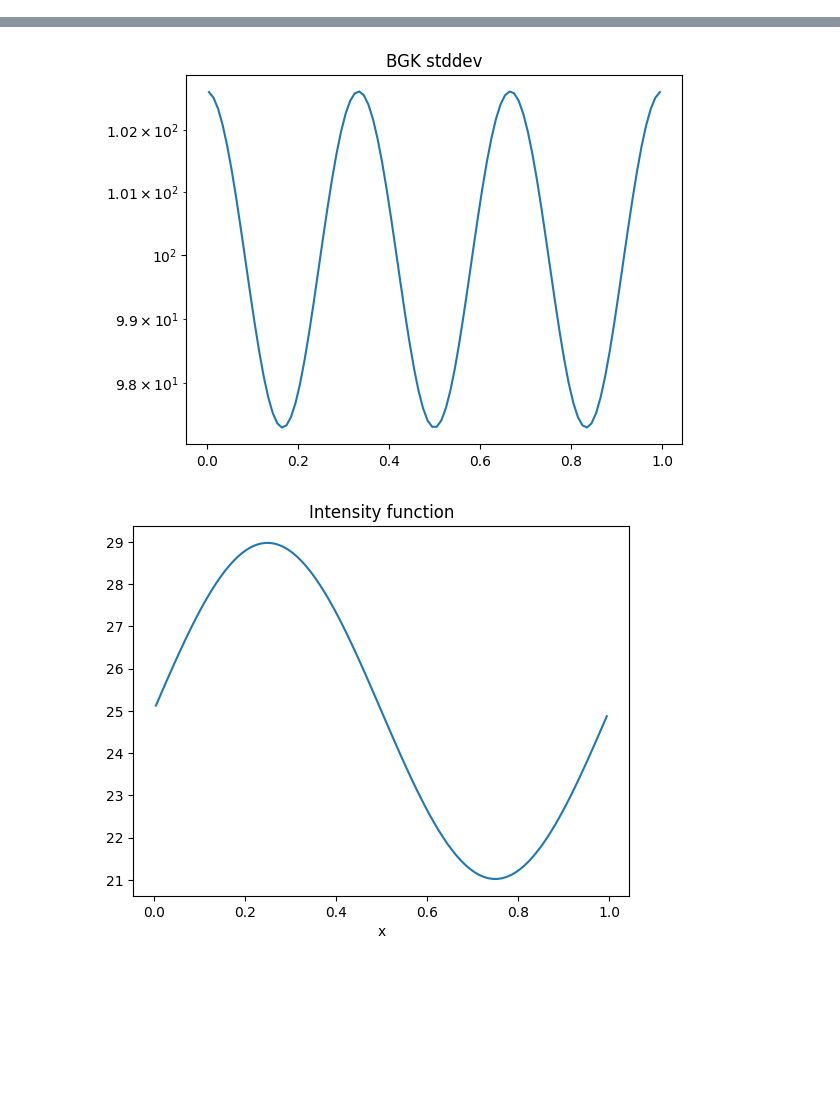
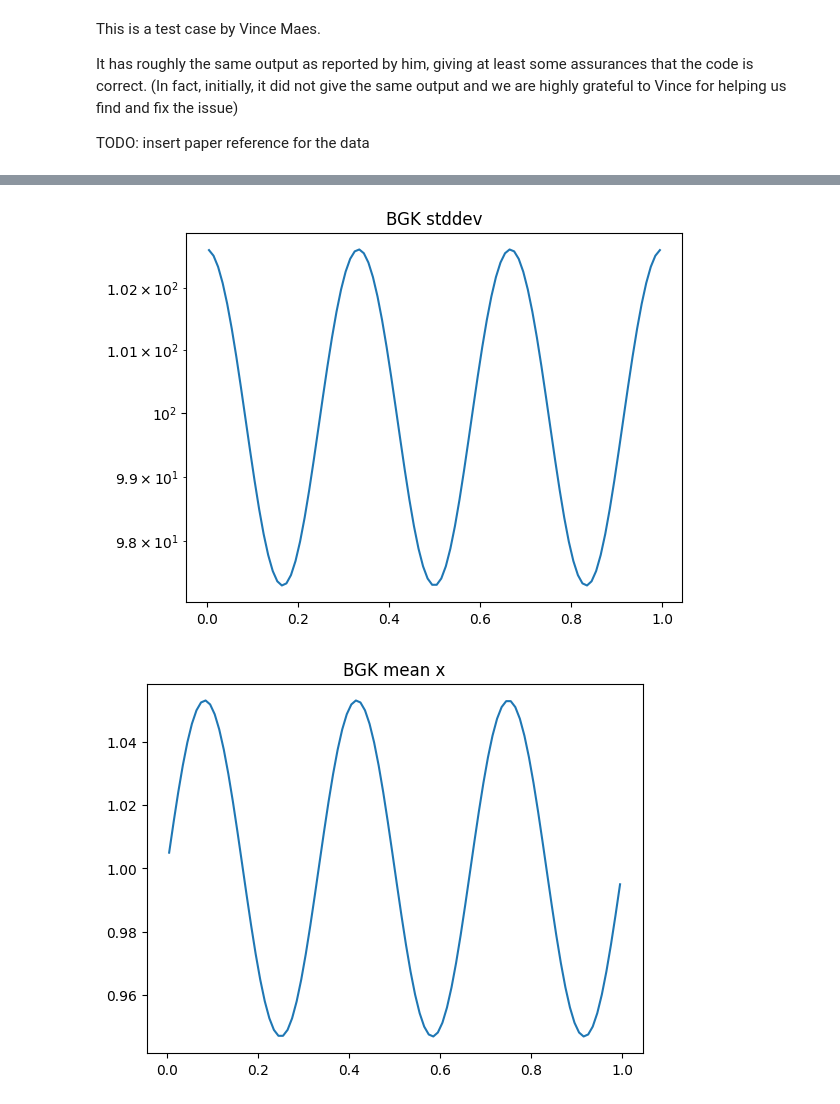
Before and after one commit to RVB12/neptune-mc, a Jupyter notebook: examples/test-example-vmaes.ipynb, the cells around one changed output, grey strips where cells are left out. Saved outputs shown, nothing was run; the diff lists cells and outputs as text; code cells hidden in the pictures; blank space fills up the shorter version.

```diff
--- a/examples/test-example-vmaes.ipynb
+++ b/examples/test-example-vmaes.ipynb
@@ -1,3 +1,10 @@
+# %% [markdown]
+This is a test case by Vince Maes.
+
+It has roughly the same output as reported by him, giving at least some assurances that the code is correct.
+(In fact, initially, it did not give the same output and we are highly grateful to Vince for helping us find and fix the issue)
+
+TODO: insert paper reference for the data
 # %%
 import numpy as np
 from matplotlib import pyplot as plt
@@ -32,31 +39,37 @@ rate = np.zeros(ncells, dtype=np.float64)
 for i in range(ncells):
     rate[i] = (1.0 / (4.0 * np.pi) ) * 10.0**4 * np.sin(4.0 * np.pi * xval[i]) + 10.0**4
 
 bgk_stddev = np.zeros(ncells, dtype=np.float64)
 for i in range(ncells):
+    # bgk_stddev[i] = 10.0**2
     bgk_stddev[i] = np.sqrt((1.0 / (6.0 * np.pi) ) * 10.0**4 * np.cos(6.0 * np.pi * xval[i]) + 10.0**4)
 
 bgk_mean_x = np.zeros(ncells, dtype=np.float64)
 for i in range(ncells):
+    # bgk_mean_x[i] = 1.0
     bgk_mean_x[i] = (1.0 / (6.0 * np.pi) ) * np.sin(6.0 * np.pi * xval[i]) + 1.0
 
 bgk_mean_y = np.zeros(ncells, dtype=np.float64)
 bgk_mean_z = np.zeros(ncells, dtype=np.float64)
 
 plt.figure()
 plt.semilogy(xval, rate)
 plt.title("Rate function")
 
 plt.figure()
 plt.semilogy(xval, bgk_stddev)
 plt.title("BGK stddev")
 
 plt.figure()
+plt.plot(xval, bgk_mean_x)
+plt.title("BGK mean x")
+
+plt.figure()
 plt.plot(xval, intensityfun / vol)
 plt.title("Intensity function")
 plt.xlabel("x")
 plt.show()
 # %% [output]
 [figure]
 [figure]
-[figure, old version]
+[figure, new version]
```
Also changed, not shown: parts of 8 cells of this notebook, 15 other files.
